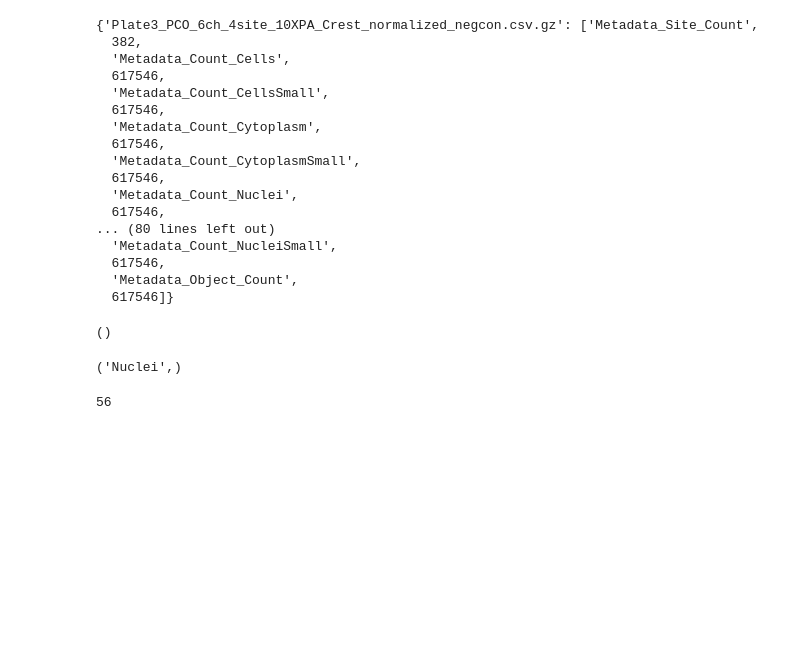
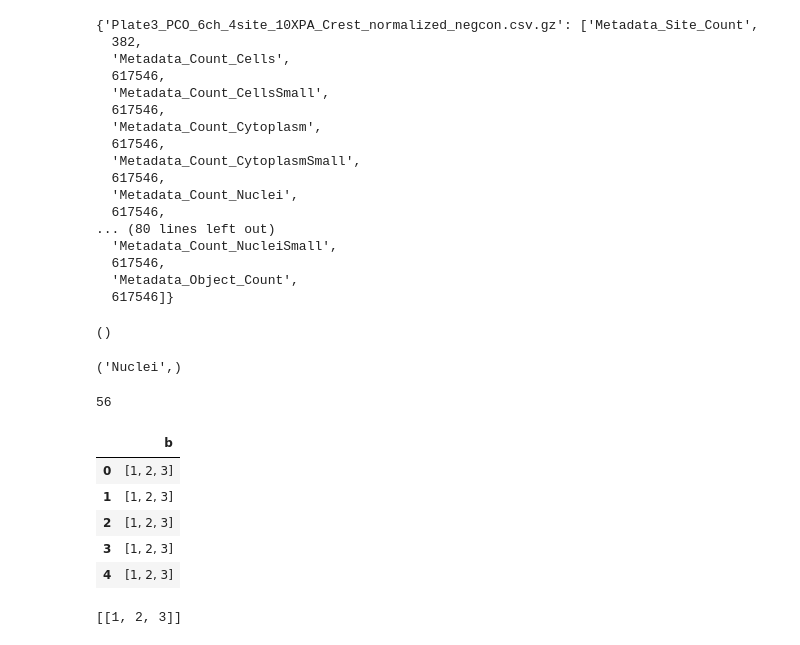
Before and after one commit to jump-cellpainting/jump-scope-analysis, a Jupyter notebook: enabling-sphering.ipynb, the cells around one changed output. Drawn from its saved outputs; the diff is of its cells as text; code cells hidden in the pictures; blank space fills up the shorter version.

```diff
--- a/enabling-sphering.ipynb
+++ b/enabling-sphering.ipynb
@@ -561,3 +645,39 @@ print(len(unique_batch_paths))
 # batchname_list[0].split(os.path.sep)[-1]
 # %% [output]
 56
+# %%
+# df = pd.DataFrame({'A': [1,2,3,4]})
+
+# df['B'] = pd.Series([[1,2,3]])
+
+l = list((1,2,3))
+
+data_list = []
+
+for i in range(5):
+    data_list.append(pd.DataFrame({
+        "b": [l]
+    }, index=[i]))
+
+pd.concat(data_list)
+# %% [output]
+|  | b |
+| 0 | [1, 2, 3] |
+| 1 | [1, 2, 3] |
+| 2 | [1, 2, 3] |
+| 3 | [1, 2, 3] |
+| 4 | [1, 2, 3] |
+# %%
+sphere_bool = True
+replicate_corr_sphere, null_replicating_sphere, prop_95_replicating_sphere, value_95_replicating_sphere = utilssphering.calculate_percent_replicating_MOA("", "", data_df=load_data)
+print(len(null_replicating_sphere))
+corr_replicating_list.append(pd.DataFrame({'Vendor': a_vendor,
+                                                'Batch': a_batch,
+                                                'Assay_Plate_Barcode': a_plate,
+                                                'Replicating':[replicate_corr_sphere],
+                                                'Null_Replicating':[null_replicating_sphere],
+                                                'Percent_Replicating':prop_95_replicating_sphere,
+                                                'Value_95':value_95_replicating_sphere,
+                                                'sphering': sphere_bool}, index=[ind]))
+# %% [output]
+[[1, 2, 3]]
```
Also changed, not shown: parts of 10 cells of this notebook.
